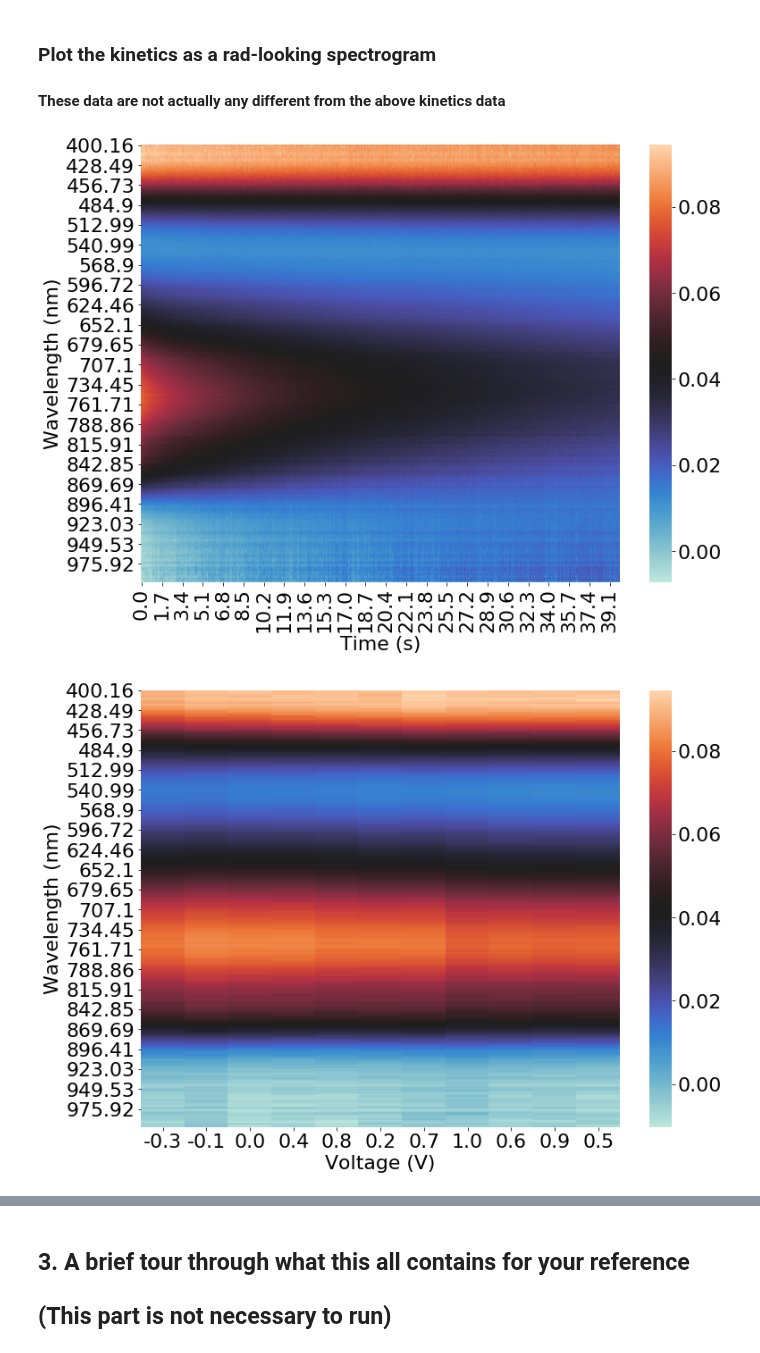
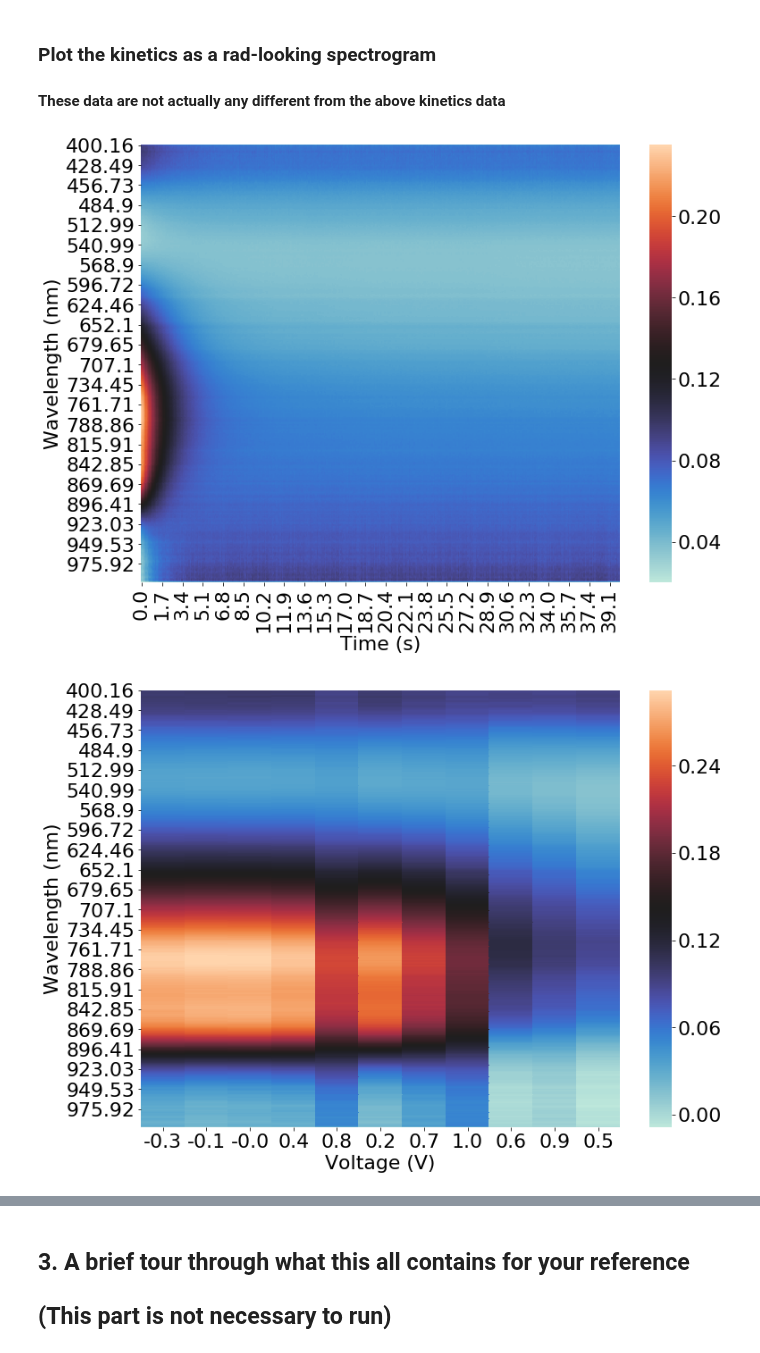
Before and after one commit to rajgiriUW/OECT_processing, a Jupyter notebook: processing_scripts/UV-Vis Notebook.ipynb, the cells around one changed output, grey strips where cells are left out. Drawn from its saved outputs; the diff is of its cells as text; code cells hidden in the pictures.

```diff
--- a/processing_scripts/UV-Vis Notebook.ipynb
+++ b/processing_scripts/UV-Vis Notebook.ipynb
@@ -25,8 +24,9 @@ plt.rcParams['figure.figsize'] = (16, 8)
 # %%
 # 1) Set up the data path
 # e.g. r'C:\Users\Raj\OneDrive\Documents\Word\uvvis'
-data_path = r'C:\Users\Raj\SkyDrive\UW Work\Data\Polymer OECT work\DPP3TEG-1\uvvis\20191119\06 - CB 2-8 20 mgmL KCl (sample 02)\raw'
+data_path = r'C:\Users\Raj\SkyDrive\UW Work\Data\Polymer OECT work\DPP3TEG-1\uvvis\20191119\08 - CB 1-0 10 mgmL KCl\raw'
 
+# don't edit this
 if data_path == 'COPY_PATH_TO_FOLDER_HERE':
     from oect_load import file_open
     data_path = file_open(caption='Select folder to load from')
@@ -89,9 +89,9 @@ if not overwrite:
             data = pickle.load(input)
         print('Loaded existing doping data')
         with open(path + r'\dedopingdata.pkl', 'rb') as input:
-            data = pickle.load(input)
+            dedata = pickle.load(input)
         print('Loaded existing dedoping data')
-        print('If you REALLY want to reload all the data, change overwrite to True. You should not need to ever do this.')
+        print('If you REALLY want to re-process all the data, change overwrite to True. You should not need to do this.')
     except:
         overwrite = True
 
@@ -101,15 +101,16 @@ if overwrite:
 
     # Actual processing of data. This takes a long time!!
     print('Processing data...hold on!')
-    data.spec_echem_voltage(wavelength=wavelength)
     print('Generating spectra vs time')
-    data.time_dep_spectra()
+    data.time_dep_spectra(specfiles=specs)
     print('Extracting single wavelength kinetics')
     data.single_wl_time(wavelength=wavelength, potential=potential)
     print('Current extraction')
-    data.current_vs_time()
-    print('Voltage extraction')
-    data.abs_vs_voltage(wavelength, time=-1)
+    data.current_vs_time(stepfiles=steps)
+    print('Total integrated charge at each voltage')
+    print(data.charge)
+    print('Single DataFrame of time slice t=0')
+    data.spec_echem_voltage(time=0)
 
     with open(path + '\dopingdata.pkl', 'wb') as output:
 
@@ -118,17 +119,19 @@ if overwrite:
     if any(dedopespecs):
         dedata = uvvis.uv_vis(dedopesteps, dedopespecs, volts)
         print('### Dedoping Data ###' )
-        # Actual processing of data. This takes a long time!!
+
         print('Processing data...hold on!')
-        dedata.spec_echem_voltage(wavelength=wavelength)
         print('Generating spectra vs time')
-        dedata.time_dep_spectra()
+        dedata.time_dep_spectra(specfiles=specs)
+    #    data.spec_echem_voltage(species=specs)
         print('Extracting single wavelength kinetics')
         dedata.single_wl_time(wavelength=wavelength, potential=potential)
         print('Current extraction')
-        dedata.current_vs_time()
-        print('Voltage extraction')
-        dedata.abs_vs_voltage(wavelength, time=-1)
+        dedata.current_vs_time(stepfiles=steps)
+        print('Total integrated charge at each voltage')
+        print(dedata.charge)
+        print('Single DataFrame of time slice t=0')
+        dedata.spec_echem_voltage(time=0)
         with open(path + '\dedopingdata.pkl', 'wb') as output:
 
             pickle.dump(dedata, output, pickle.HIGHEST_PROTOCOL)
@@ -295,37 +379,37 @@ plt.savefig(path + r'\\' + 'Threshold at ' + str(wavelength) + ' nm'
 # %%
 # Change potential to whatever voltage you want
 # change cmap only if you know what that means
-potential = 1
+potential = 0.7
 kwargs = {}
 kwargs['cmap'] = 'icefire'
 
 # Sets up two dataframes for plotting
 import pandas as pd
 import seaborn as sns
 wl = np.round(data.spectra_vs_time[potential].index.values, 2)
 df = pd.DataFrame.copy(data.spectra_vs_time[potential])
 df = df.set_index(wl)
 dfv = pd.DataFrame.copy(data.spectra_sm)
 dfv = dfv.set_index(wl)
 
 # spectra vs time
 fig, ax0 = plt.subplots(nrows = 1, figsize=(12,9), facecolor='white')
 sns.heatmap(df,ax=ax0, **kwargs)
 ax0.set_xlabel('Time (s)')
 ax0.set_ylabel('Wavelength (nm)')
 plt.savefig(path + r'\\' + 'Spectrogram at ' + str(potential) + ' V '+filenamestring+'.jpg')
 
 # spectra vs voltage
 fig, ax1 = plt.subplots(nrows = 1, figsize=(12,9), facecolor='white')
 sns.heatmap(dfv,ax=ax1, **kwargs)
 ax1.set_xlabel('Voltage (V)')
 ax1.set_ylabel('Wavelength (nm)')
 
 plt.savefig(path + r'\\' + 'Spectrogram at t = 0 s'
             +filenamestring+'.jpg')
 # %% [output]
-[figure, old version]
+[figure, new version]
-[figure, old version]
+[figure, new version]
 # %%
 if dedata:
         # Change potential to whatever voltage you want
```
Also changed, not shown: parts of 12 cells of this notebook, 1 other file.
